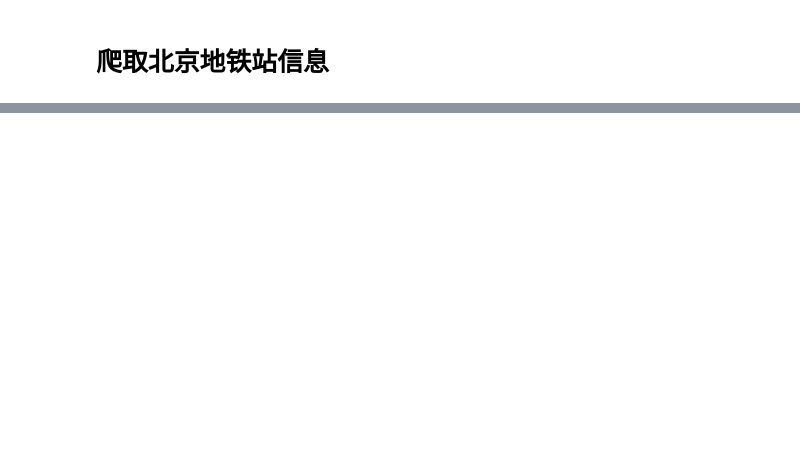
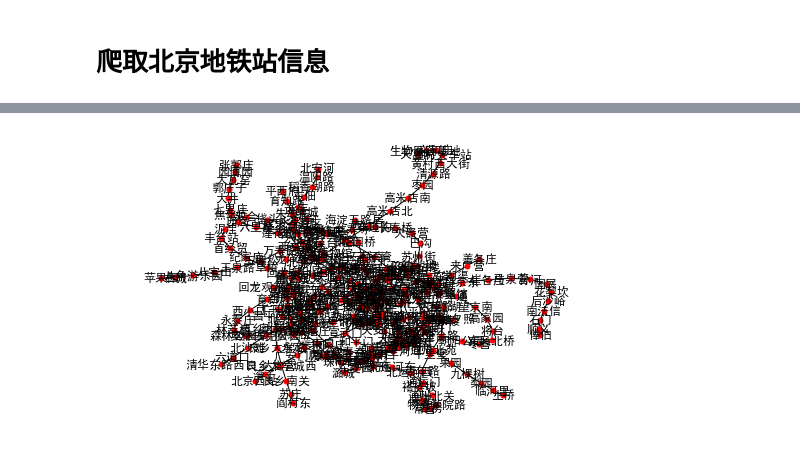
Before and after one commit to jimzhang1030/AI-For-NLP, a Jupyter notebook: subway_in_Beijing_spider.ipynb, the cells around one changed output, grey strips where cells are left out. Saved outputs shown, nothing was run; the diff lists cells and outputs as text; code cells hidden in the pictures; blank space fills up the shorter version.

```diff
--- a/subway_in_Beijing_spider.ipynb
+++ b/subway_in_Beijing_spider.ipynb
@@ -226,4 +153,0 @@ defaultdict(list,
-# %%
-stations_connection_distance = defaultdict(int)
-for i, (s1, s2) in enumerate(stations):
-    stations_connection_distance['{}-{}'.format(s1, s2)] = int(distances[i])
@@ -250,3 +153,0 @@ defaultdict(int,
-# %%
-for i in tmp_soup.find_all('th', text='起始/终到车站'):
-    print(i.parent)  # 显示父节点的所有内容
@@ -255,12 +153,0 @@ for i in tmp_soup.find_all('th', text='起始/终到车站'):
-# %%
-stations = []
-distance = []
-a = tmp_soup.find_all('th', text='起始/终到车站')
-# print(type(a))  #<class 'bs4.element.ResultSet'>
-for i in a:
-#     print(type(i))  <class 'bs4.element.Tag'>
-    for j in i.parent.find_next_siblings():
-        stations += re.findall('(.*?)——(.*?)', j.contents[0].string)
-        print(j.contents[0].string)
-        print(re.findall('(.*?)——(.*?)', j.contents[0].string))
-        print(re.findall('\d+', j.contents[1].string))
@@ -308,0 +162,7 @@ re.findall('(.*?)——(.*?)', '苹果园——古城')
+# %%
+gg = nx.Graph()
+for i, v in f_stations:
+    gg.add_edge(i, v)
+nx.draw(gg,with_labels=True, node_size=25)
+# %% [output]
+[figure, added]
```
Also changed, not shown: parts of 22 cells of this notebook, 2 other files.
